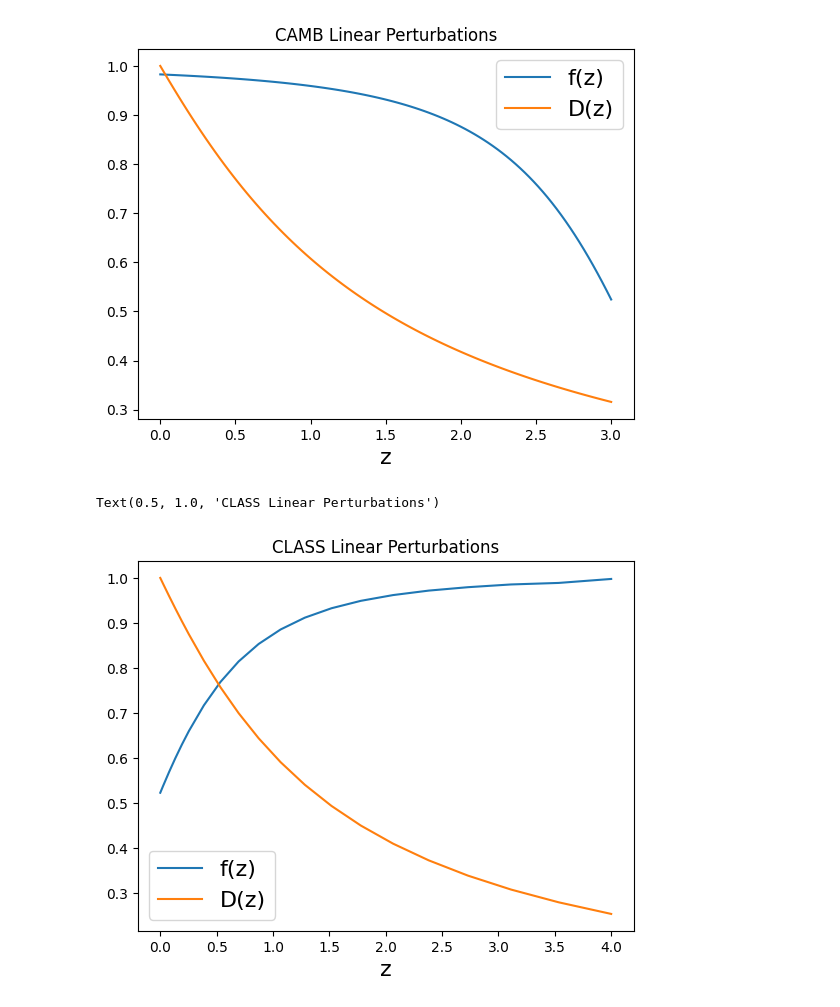
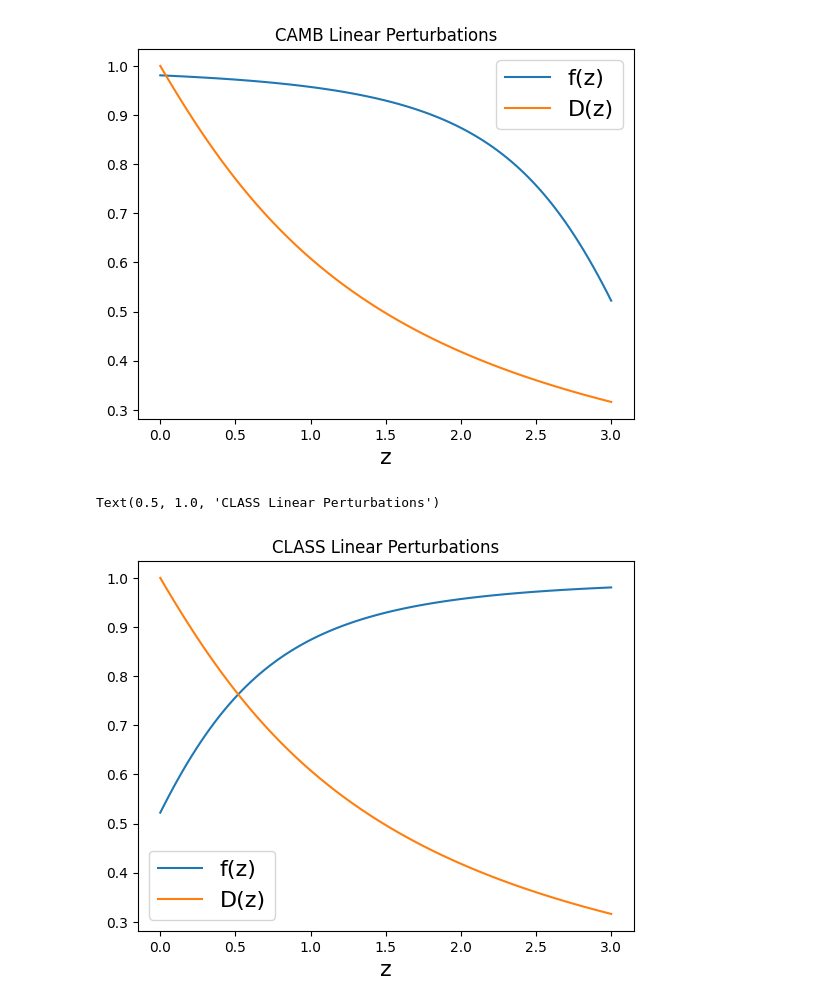
Before and after one commit to cloe-org/cloelib, a Jupyter notebook: notebooks/cosmology/cosmology_validation.ipynb, the cells around one changed output. Drawn from its saved outputs; the diff is of its cells as text; code cells hidden in the pictures.

```diff
--- a/notebooks/cosmology/cosmology_validation.ipynb
+++ b/notebooks/cosmology/cosmology_validation.ipynb
@@ -25,6 +25,7 @@ Omega_k0 = 0.
 w = -1.
 wa = 0.
 ns = 0.96
+mnu = 0.
 As=2e-9
 
 # Astropy
@@ -40,14 +41,14 @@ z = np.linspace(0, 3, 100)
 
 camb_instance = CAMBBackground(H0=H0, Omega_b0=Omega_b0, Omega_cdm0=Omega_cdm0,
                                Omega_k0=Omega_k0,
-                               As=As, ns=ns, w0=-1.0, wa=0.0,
+                               As=As, ns=ns, mnu=0., w0=-1.0, wa=0.0,
                                gamma_MG=0.0)
 H_z_camb = camb_instance.hubble_parameter(z, units='km/s/Mpc')
 chi_z_camb = camb_instance.comoving_distance(z)
 
 class_instance = CLASSBackground(H0=H0, Omega_b0=Omega_b0, Omega_cdm0=Omega_cdm0,
                                Omega_k0=Omega_k0,
-                               As=As, ns=ns, w0=-1.0, wa=0.0,
+                               As=As, ns=ns, mnu=0., w0=-1.0, wa=0.0,
                                gamma_MG=0.0)
 H_z_class = class_instance.hubble_parameter(z)
 chi_z_class = class_instance.comoving_distance(z)
@@ -71,3 +72,6 @@ plt.legend()
+# %%
+zs = z
+ks = np.logspace(np.log10(1e-4), np.log10(5), 100)
 # %%
 # CAMB PERTURBATIONS
 camb_linear = CAMBLinearPerturbations(background=camb_instance, redshifts=z)
@@ -159,11 +161,11 @@ Text(0.5, 1.0, 'CAMB Linear Perturbations')
 [figure]
 # %%
 #calculate results for these parameters
-plt.plot(class_linear.z, class_linear.growth_rate(), label = 'f(z)')
-plt.plot(class_linear.z, class_linear.growth_factor()[:, 0], label = 'D(z)')
+plt.plot(zs, class_linear.growth_rate(), label = 'f(z)')
+plt.plot(zs, class_linear.growth_factor(zs,ks)[:, 0], label = 'D(z)')
 plt.xlabel('z', fontsize = 16)
 plt.legend(fontsize = 16)
 plt.title("CLASS Linear Perturbations")
 # %% [output]
 Text(0.5, 1.0, 'CLASS Linear Perturbations')
-[figure, old version]
+[figure, new version]
```
Also changed, not shown: parts of 8 cells of this notebook, 1 other file.
